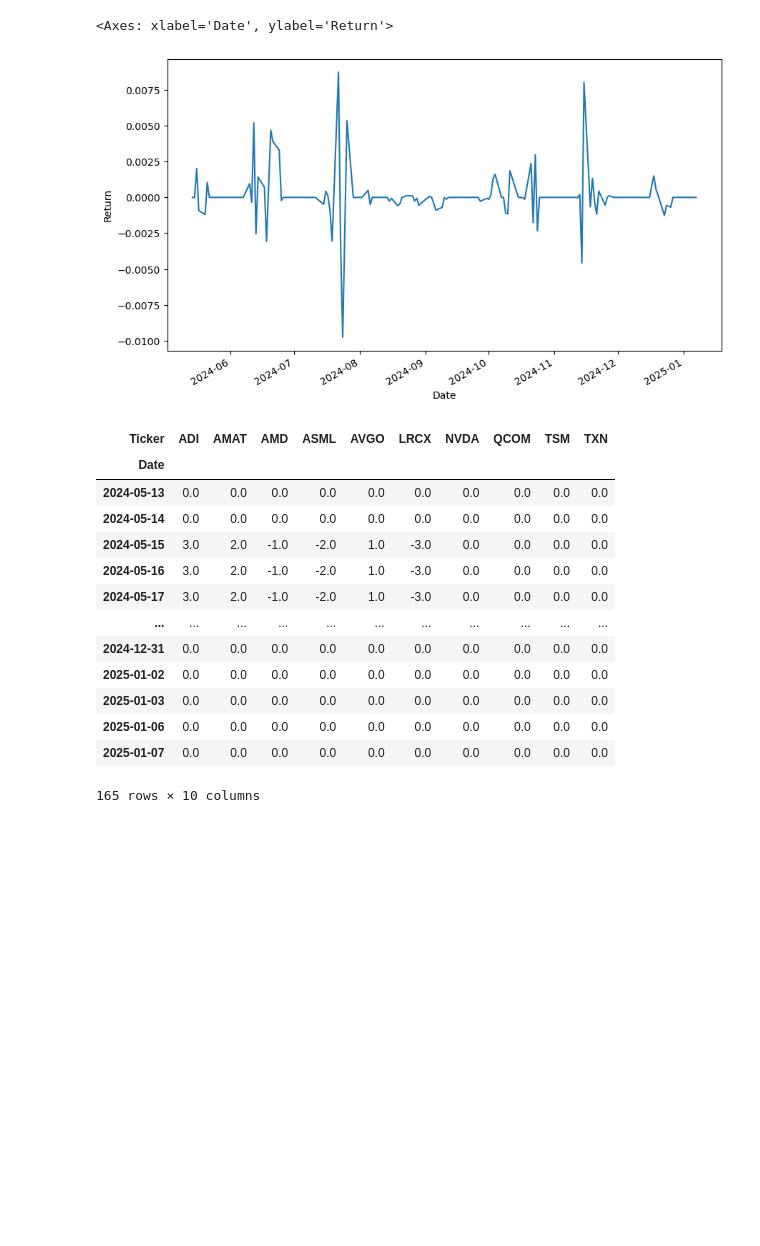
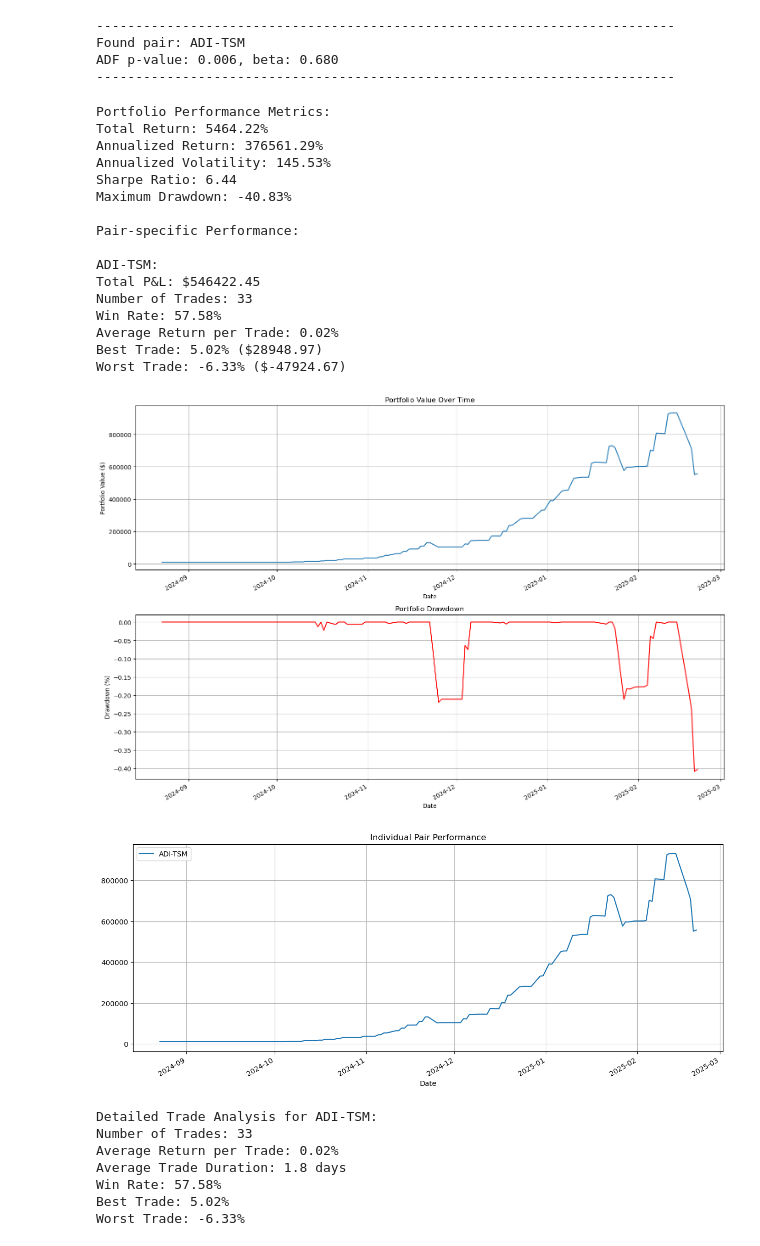
Before and after one commit to SzeLok0305/Pair_trade, a Jupyter notebook: Pair trading.ipynb, the cells around one changed output. Saved outputs shown, nothing was run; the diff lists cells and outputs as text; code cells hidden in the pictures; blank space fills up the shorter version.

Commit message:
Updated Pair trade logic

```diff
--- a/Pair trading.ipynb
+++ b/Pair trading.ipynb
@@ -292,23 +181,0 @@ highest: 10171 USD
-# %%
-plt.figure(figsize=(10, 6))
-Portfolio['Portfolio'].pct_change().plot(ylabel='Return')
-# %% [output]
-<Axes: xlabel='Date', ylabel='Return'>
-[figure, removed]
-# %%
-Position_book
-# %% [output]
-| Ticker | ADI | AMAT | AMD | ASML | AVGO | LRCX | NVDA | QCOM | TSM | TXN |
-| Date |  |  |  |  |  |  |  |  |  |  |
-| 2024-05-13 | 0.0 | 0.0 | 0.0 | 0.0 | 0.0 | 0.0 | 0.0 | 0.0 | 0.0 | 0.0 |
-| 2024-05-14 | 0.0 | 0.0 | 0.0 | 0.0 | 0.0 | 0.0 | 0.0 | 0.0 | 0.0 | 0.0 |
-| 2024-05-15 | 3.0 | 2.0 | -1.0 | -2.0 | 1.0 | -3.0 | 0.0 | 0.0 | 0.0 | 0.0 |
-| 2024-05-16 | 3.0 | 2.0 | -1.0 | -2.0 | 1.0 | -3.0 | 0.0 | 0.0 | 0.0 | 0.0 |
-| 2024-05-17 | 3.0 | 2.0 | -1.0 | -2.0 | 1.0 | -3.0 | 0.0 | 0.0 | 0.0 | 0.0 |
-| ... | ... | ... | ... | ... | ... | ... | ... | ... | ... | ... |
-| 2024-12-31 | 0.0 | 0.0 | 0.0 | 0.0 | 0.0 | 0.0 | 0.0 | 0.0 | 0.0 | 0.0 |
-| 2025-01-02 | 0.0 | 0.0 | 0.0 | 0.0 | 0.0 | 0.0 | 0.0 | 0.0 | 0.0 | 0.0 |
-| 2025-01-03 | 0.0 | 0.0 | 0.0 | 0.0 | 0.0 | 0.0 | 0.0 | 0.0 | 0.0 | 0.0 |
-| 2025-01-06 | 0.0 | 0.0 | 0.0 | 0.0 | 0.0 | 0.0 | 0.0 | 0.0 | 0.0 | 0.0 |
-| 2025-01-07 | 0.0 | 0.0 | 0.0 | 0.0 | 0.0 | 0.0 | 0.0 | 0.0 | 0.0 | 0.0 |
-165 rows × 10 columns
@@ -314,0 +624,36 @@ Position_book
+# %%
+portfolio, pair_performances, all_trades = run_backtest(Train_df, Test_df,entry_threshold=1.0, exit_threshold=0.5)
+# %% [output]
+--------------------------------------------------------------------------
+Found pair: ADI-TSM
+ADF p-value: 0.006, beta: 0.680
+--------------------------------------------------------------------------
+# %%
+performance_metrics = analyze_performance(portfolio, pair_performances, all_trades)
+trade_statistics = analyze_trades(all_trades)
+# %% [output]
+Portfolio Performance Metrics:
+Total Return: 5464.22%
+Annualized Return: 376561.29%
+Annualized Volatility: 145.53%
+Sharpe Ratio: 6.44
+Maximum Drawdown: -40.83%
+
+Pair-specific Performance:
+
+ADI-TSM:
+Total P&L: $546422.45
+Number of Trades: 33
+Win Rate: 57.58%
+Average Return per Trade: 0.02%
+Best Trade: 5.02% ($28948.97)
+Worst Trade: -6.33% ($-47924.67)
+[figure, added]
+[figure, added]
+Detailed Trade Analysis for ADI-TSM:
+Number of Trades: 33
+Average Return per Trade: 0.02%
+Average Trade Duration: 1.8 days
+Win Rate: 57.58%
+Best Trade: 5.02%
+Worst Trade: -6.33%
```
Also changed, not shown: parts of 25 cells of this notebook.
